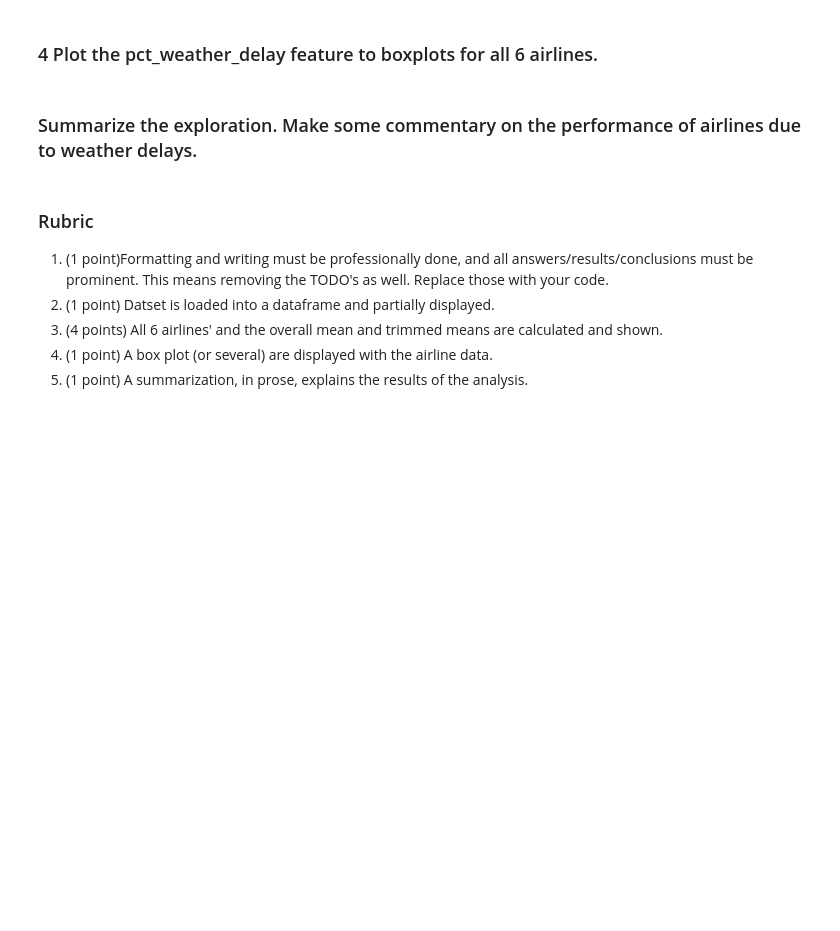
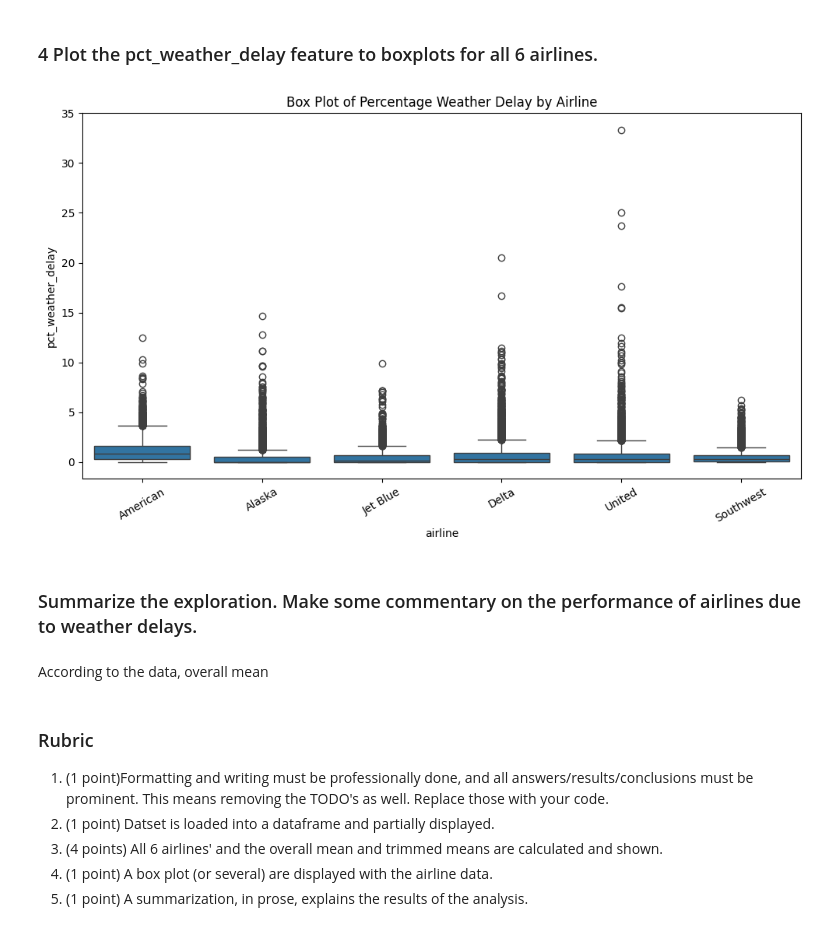
Before and after one commit to liangyinglly/Airline-EDA, a Jupyter notebook: notebook/exploratory_data_analysis.ipynb, the cells around one changed output. Saved outputs shown, nothing was run; the diff lists cells and outputs as text; code cells hidden in the pictures; blank space fills up the shorter version.

Commit message:
Update EDA analysis and plots

```diff
--- a/notebook/exploratory_data_analysis.ipynb
+++ b/notebook/exploratory_data_analysis.ipynb
@@ -6,4 +9,5 @@ In this assignment, we will be exploring some airline data that has been collect
 # %% [markdown]
 ### 1 Load the airline_dataset.csv dataset into a DataFrame. ###
 # %%
-# TODO:
+df = pd.read_csv('../data/airline_dataset.csv')
+df
@@ -13,0 +39,19 @@ In this assignment, we will be exploring some airline data that has been collect
+# %%
+# Data Cleaning
+
+# check data structure
+print(df.shape)
+df.info()
+
+# check missing values
+df.isna().sum()
+df = df.dropna(subset=["pct_weather_delay"]) # drop if missing value
+
+#check invalid values
+invalid = df[(df['pct_weather_delay'] < 0) | (df['pct_weather_delay'] > 100)]
+print(invalid)
+df = df[(df['pct_weather_delay'] >= 0) & (df['pct_weather_delay'] <= 100)] # drop if invalid value
+
+# check cleaned data
+print("Final shape:", df.shape)
+df.isna().sum()
@@ -22,6 +113,18 @@ In this assignment, we will be exploring some airline data that has been collect
 # %% [markdown]
 ### 4 Plot the pct_weather_delay feature to boxplots for all 6 airlines. ###
 # %%
-# TODO:
+col_y = "pct_weather_delay"
+col_x = "airline"
+
+plt.figure(figsize=(10, 6))
+sns.boxplot(data=df, x=col_x, y=col_y)
+plt.title("Box Plot of Percentage Weather Delay by Airline")
+plt.xlabel(col_x)
+plt.ylabel(col_y)
+plt.xticks(rotation=30)
+plt.tight_layout()
+plt.show()
+# %% [output]
+[figure, added]
 # %% [markdown]
 ### Summarize the exploration.  Make some commentary on the performance of airlines due to weather delays. ###
@@ -30,3 +131,5 @@ In this assignment, we will be exploring some airline data that has been collect
+# %% [markdown]
+According to the data, overall mean
 # %% [markdown]
 ### Rubric ###
 1. (1 point)Formatting and writing must be professionally done, and all answers/results/conclusions must be prominent.  This means removing the TODO's as well.  Replace those with your code.
```
Also changed, not shown: parts of 6 cells of this notebook.
